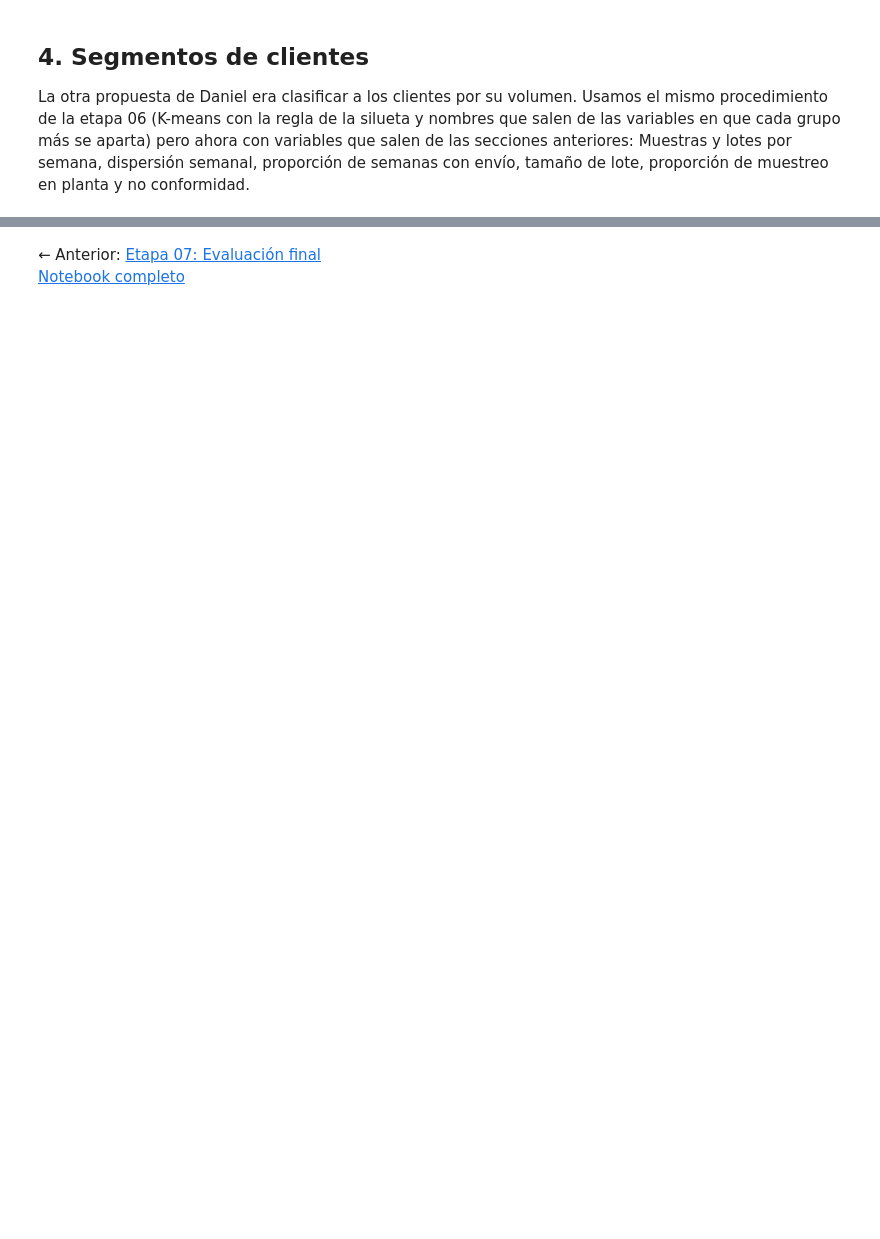
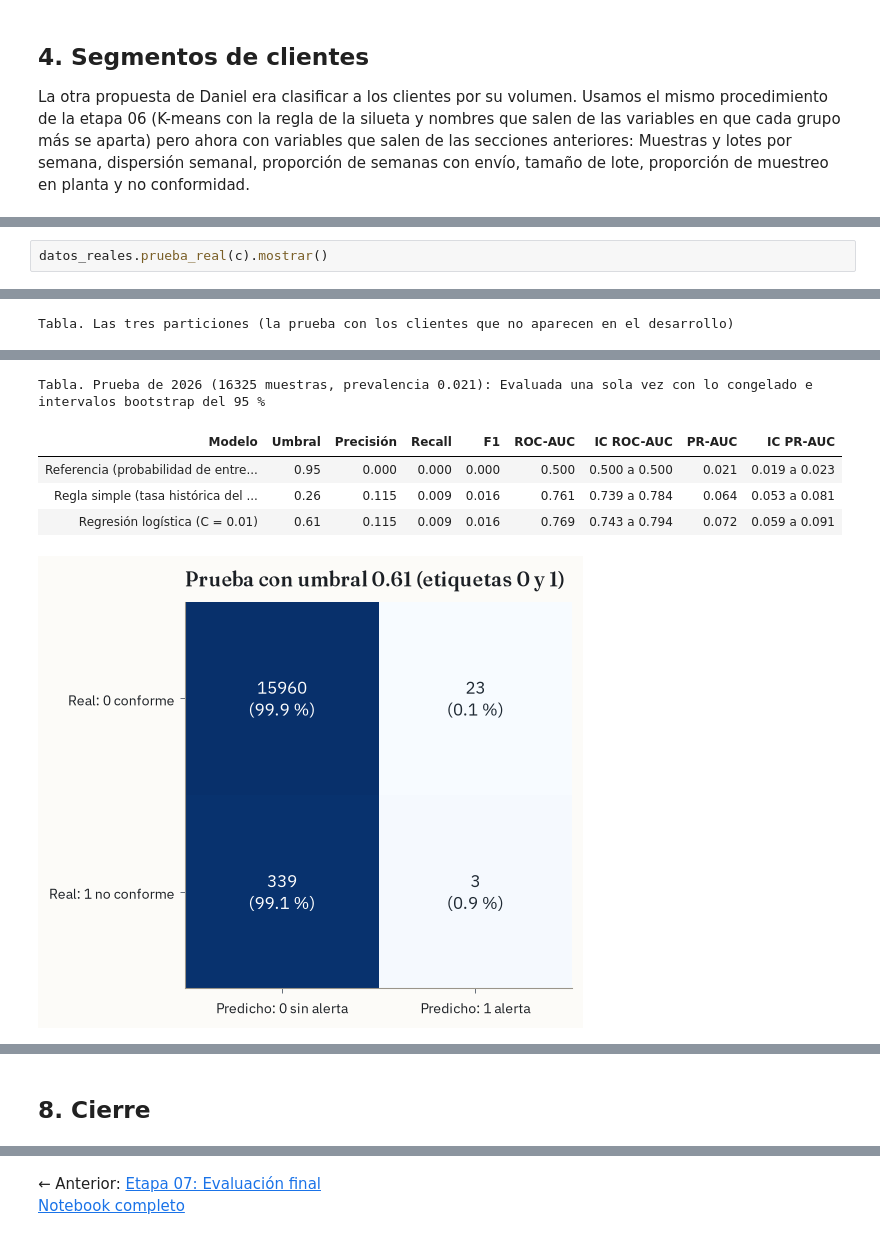
Before and after one commit to Over-HCV/ML-I, a Jupyter notebook: content/docs/final-project/notebooks/08_datos_reales.ipynb, the cells around one changed output, grey strips where cells are left out. Cells and saved outputs as stored; diff of their text form; blank space fills up the shorter version.

```diff
--- a/content/docs/final-project/notebooks/08_datos_reales.ipynb
+++ b/content/docs/final-project/notebooks/08_datos_reales.ipynb
@@ -261,0 +389,3 @@ datos_reales.cierre(c).mostrar()
+# %%
+datos_reales.prueba_real(c).mostrar()
+# %% [output]
@@ -261,0 +393 @@ datos_reales.cierre(c).mostrar()
+Tabla. Las tres particiones (la prueba con los clientes que no aparecen en el desarrollo)
@@ -261,0 +398,6 @@ datos_reales.cierre(c).mostrar()
+Tabla. Prueba de 2026 (16325 muestras, prevalencia 0.021): Evaluada una sola vez con lo congelado e intervalos bootstrap del 95 %
+| Modelo | Umbral | Precisión | Recall | F1 | ROC-AUC | IC ROC-AUC | PR-AUC | IC PR-AUC |
+| Referencia (probabilidad de entre... | 0.95 | 0.000 | 0.000 | 0.000 | 0.500 | 0.500 a 0.500 | 0.021 | 0.019 a 0.023 |
+| Regla simple (tasa histórica del ... | 0.26 | 0.115 | 0.009 | 0.016 | 0.761 | 0.739 a 0.784 | 0.064 | 0.053 a 0.081 |
+| Regresión logística (C = 0.01) | 0.61 | 0.115 | 0.009 | 0.016 | 0.769 | 0.743 a 0.794 | 0.072 | 0.059 a 0.091 |
+[figure, added]
@@ -261,0 +406,2 @@ datos_reales.cierre(c).mostrar()
+# %% [markdown]
+## 8. Cierre
```
Also changed, not shown: parts of 17 cells of this notebook, 35 other files.
